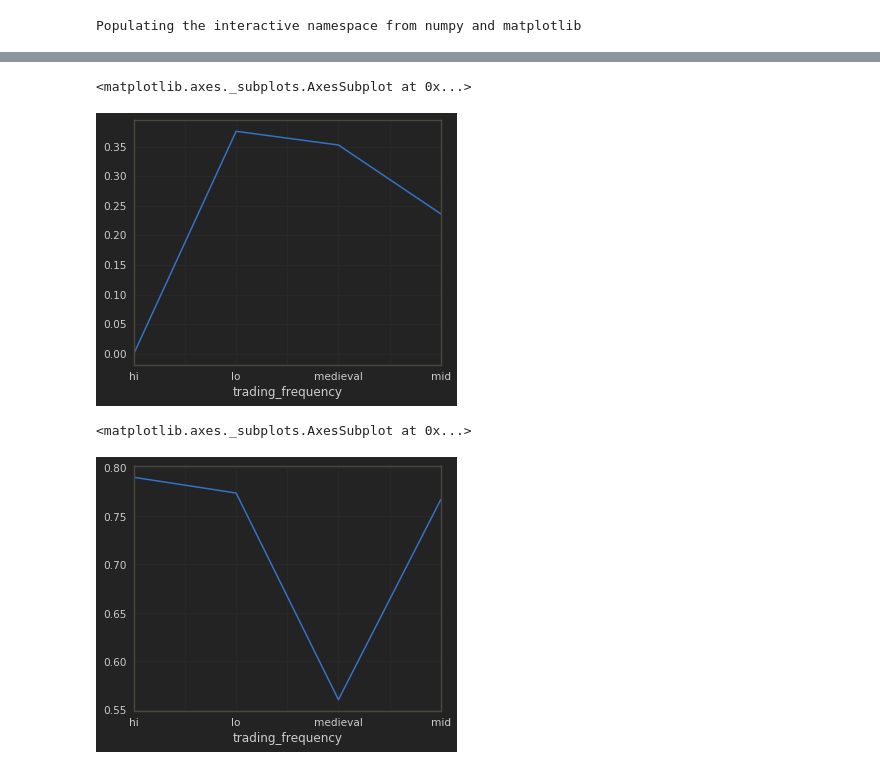
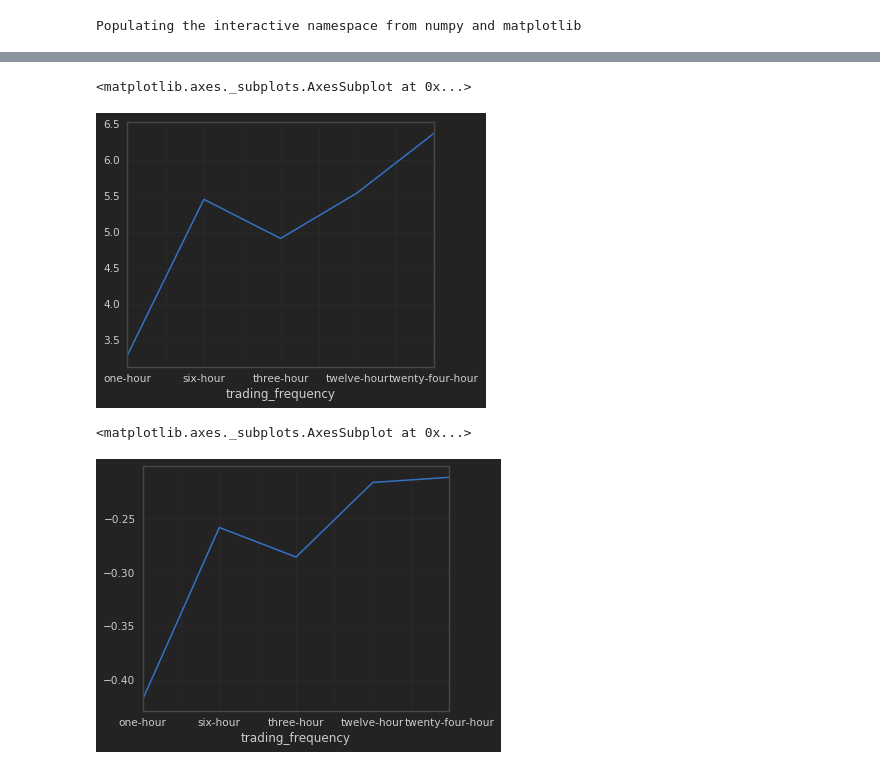
Before and after one commit to the-frey/moneybot, a Jupyter notebook: data-exploration/Evaluating equal-weight fund performance.ipynb, the cells around one changed output, grey strips where cells are left out. Cells and saved outputs as stored; diff of their text form; code cells hidden in the pictures.

```diff
--- a/data-exploration/Evaluating equal-weight fund performance.ipynb
+++ b/data-exploration/Evaluating equal-weight fund performance.ipynb
@@ -23,10 +32,10 @@ perfs.head()
 # %%
-perfs.groupby('trading_frequency').median()['50%'].plot()
+perfs.groupby('trading_frequency').mean()['sterling_ratio'].plot()
 # %% [output]
 <matplotlib.axes._subplots.AxesSubplot at 0x...>
-[figure, old version]
+[figure, new version]
 # %%
-perfs.groupby('trading_frequency').max()['50%'].plot()
+perfs.groupby('trading_frequency').mean()['min'].plot()
 # %% [output]
 <matplotlib.axes._subplots.AxesSubplot at 0x...>
-[figure, old version]
+[figure, new version]
```
Also changed, not shown: parts of 4 cells of this notebook, 15 other files.
